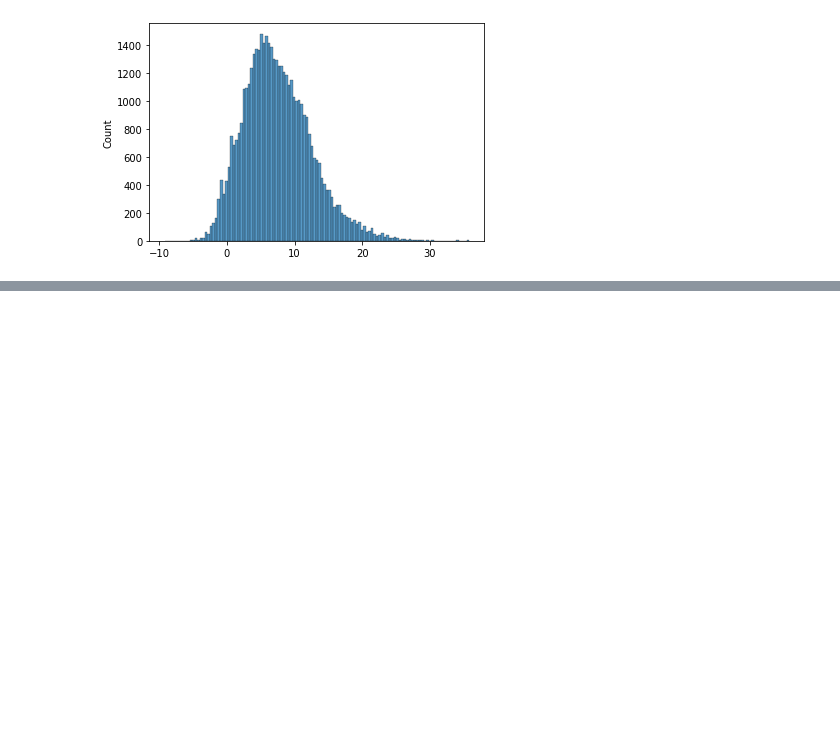
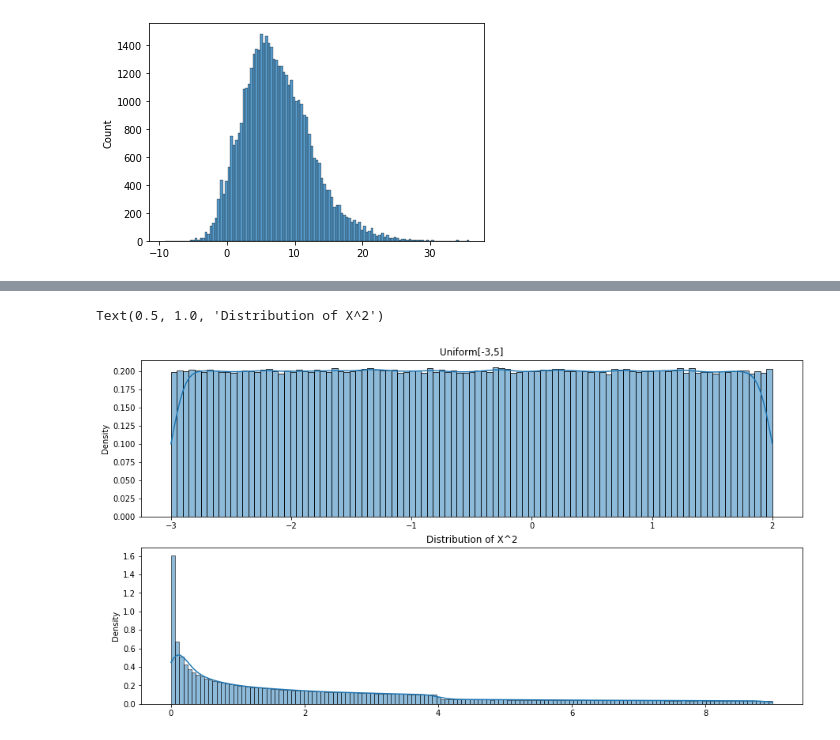
Before and after one commit to p4arth/Statistics, a Jupyter notebook: FunctionsOfRv's.ipynb, the cells around one changed output, grey strips where cells are left out. Saved outputs shown, nothing was run; the diff lists cells and outputs as text; code cells hidden in the pictures; blank space fills up the shorter version.

```diff
--- a/FunctionsOfRv's.ipynb
+++ b/FunctionsOfRv's.ipynb
@@ -63,0 +59,14 @@ print(x)
+# %%
+fig, axs = plt.subplots(2, figsize=(15, 8))
+
+
+X = stats.uniform.rvs(-3,5, size = 1000000)
+sns.histplot(X,ax = axs[0], kde= True, stat='density')
+axs[0].set_title('Uniform[-3,5]')
+
+Y = [x**2 for x in X]
+sns.histplot(Y,ax = axs[1], kde= True, stat='density')
+axs[1].set_title('Distribution of X^2')
+# %% [output]
+Text(0.5, 1.0, 'Distribution of X^2')
+[figure, added]
```
Also changed, not shown: parts of 4 cells of this notebook.
